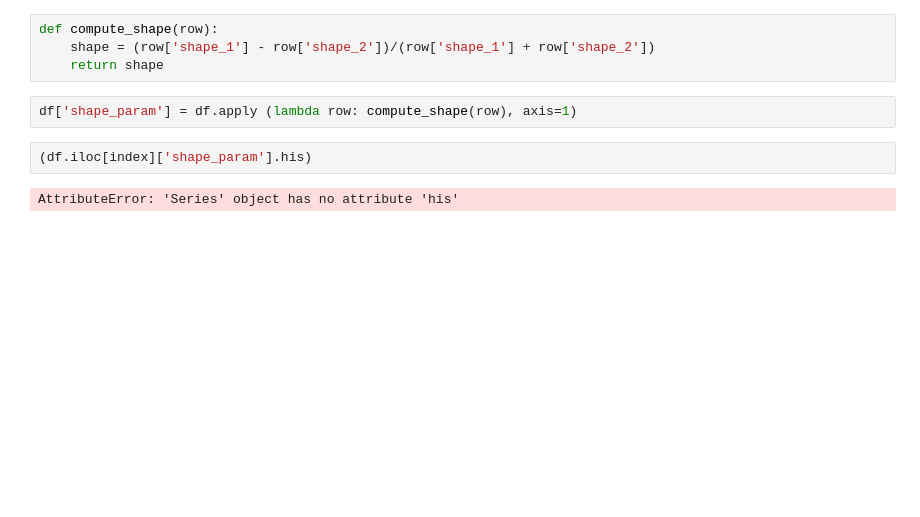
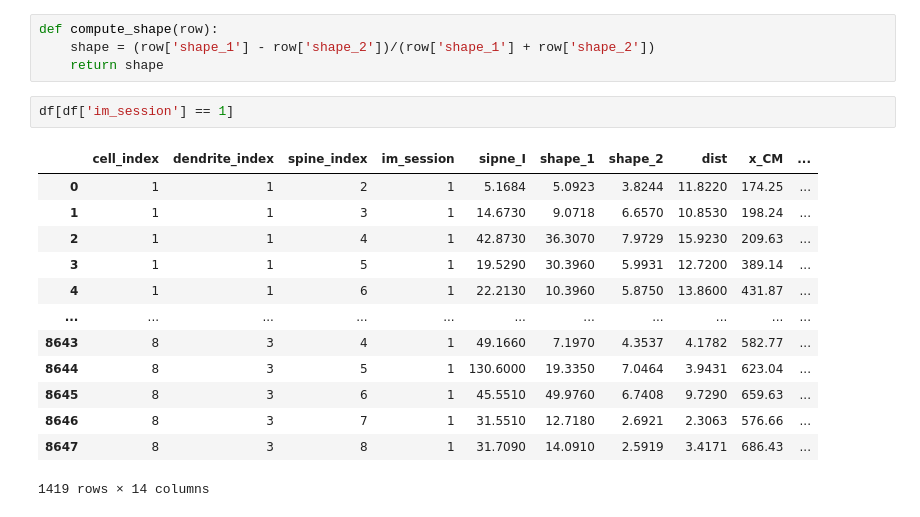
Before and after one commit to albertalbesa/inhibitory-connectivity, a Jupyter notebook: data_exploration.ipynb, the cells around one changed output. Drawn from its saved outputs; the diff is of its cells as text; blank space fills up the shorter version.

```diff
--- a/data_exploration.ipynb
+++ b/data_exploration.ipynb
@@ -19,12 +50,22 @@ g
 def compute_shape(row):
     shape = (row['shape_1'] - row['shape_2'])/(row['shape_1'] + row['shape_2'])
     return shape
-# %%
-df['shape_param'] = df.apply (lambda row: compute_shape(row), axis=1)
-# %%
-(df.iloc[index]['shape_param'].his)
-# %% [output]
-AttributeError: 'Series' object has no attribute 'his'
+# %%
+df[df['im_session'] == 1]
+# %% [output]
+|  | cell_index | dendrite_index | spine_index | im_session | sipne_I | shape_1 | shape_2 | dist | x_CM | ... |
+| 0 | 1 | 1 | 2 | 1 | 5.1684 | 5.0923 | 3.8244 | 11.8220 | 174.25 | ... |
+| 1 | 1 | 1 | 3 | 1 | 14.6730 | 9.0718 | 6.6570 | 10.8530 | 198.24 | ... |
+| 2 | 1 | 1 | 4 | 1 | 42.8730 | 36.3070 | 7.9729 | 15.9230 | 209.63 | ... |
+| 3 | 1 | 1 | 5 | 1 | 19.5290 | 30.3960 | 5.9931 | 12.7200 | 389.14 | ... |
+| 4 | 1 | 1 | 6 | 1 | 22.2130 | 10.3960 | 5.8750 | 13.8600 | 431.87 | ... |
+| ... | ... | ... | ... | ... | ... | ... | ... | ... | ... | ... |
+| 8643 | 8 | 3 | 4 | 1 | 49.1660 | 7.1970 | 4.3537 | 4.1782 | 582.77 | ... |
+| 8644 | 8 | 3 | 5 | 1 | 130.6000 | 19.3350 | 7.0464 | 3.9431 | 623.04 | ... |
+| 8645 | 8 | 3 | 6 | 1 | 45.5510 | 49.9760 | 6.7408 | 9.7290 | 659.63 | ... |
+| 8646 | 8 | 3 | 7 | 1 | 31.5510 | 12.7180 | 2.6921 | 2.3063 | 576.66 | ... |
+| 8647 | 8 | 3 | 8 | 1 | 31.7090 | 14.0910 | 2.5919 | 3.4171 | 686.43 | ... |
+1419 rows × 14 columns
 # %%
 pd.DataFrame.hist(df.iloc[index], 'shape_param')
 # %% [output]
```
Also changed, not shown: parts of 20 cells of this notebook.
